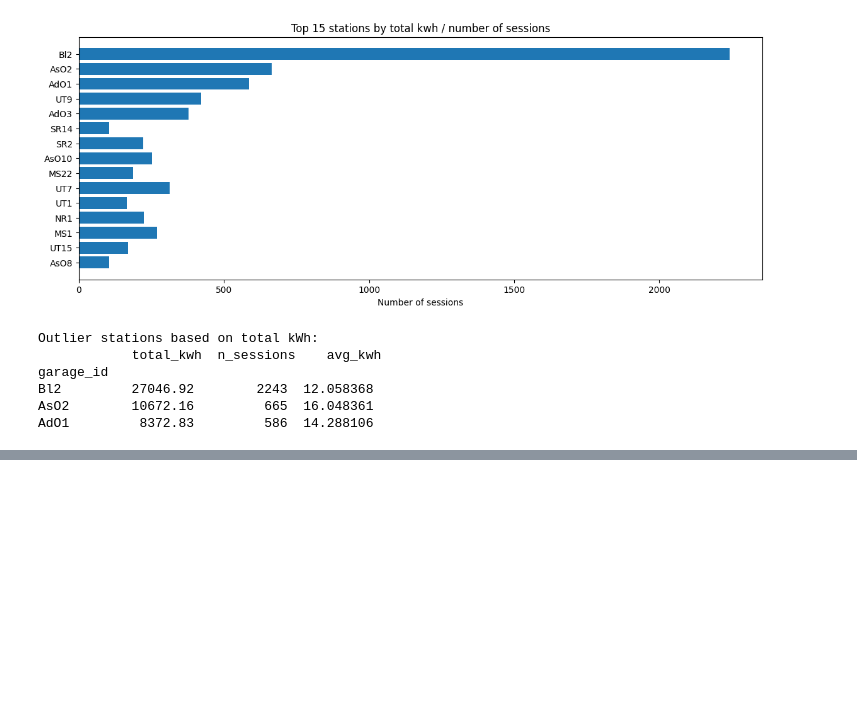
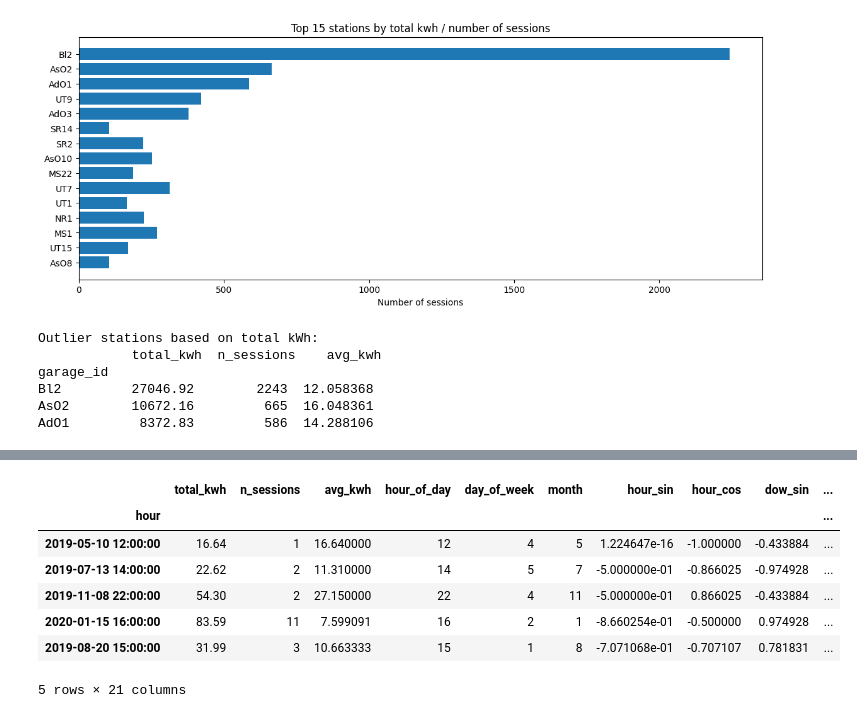
Before and after one commit to zahr888/mlops-ev-charging-predictor, a Jupyter notebook: notebooks/02_feature_eng.ipynb, the cells around one changed output, grey strips where cells are left out. Cells and saved outputs as stored; diff of their text form; code cells hidden in the pictures; blank space fills up the shorter version.

```diff
--- a/notebooks/02_feature_eng.ipynb
+++ b/notebooks/02_feature_eng.ipynb
@@ -145,0 +213,17 @@ AdO1         8372.83         586  14.288106
+# %%
+# rolling stats only from past values
+hourly_total['roll_mean_3h']  = hourly_total['total_kwh'].shift(1).rolling(window=3).mean()
+hourly_total['roll_mean_6h']  = hourly_total['total_kwh'].shift(1).rolling(window=6).mean()
+hourly_total['roll_mean_24h'] = hourly_total['total_kwh'].shift(1).rolling(window=24).mean()
+hourly_total['roll_std_24h']  = hourly_total['total_kwh'].shift(1).rolling(window=24).std()
+hourly_total['roll_mean_168h'] = hourly_total['total_kwh'].shift(1).rolling(window=168).mean()
+hourly_total.sample(5)
+# %% [output]
+|  | total_kwh | n_sessions | avg_kwh | hour_of_day | day_of_week | month | hour_sin | hour_cos | dow_sin | ... |
+| hour |  |  |  |  |  |  |  |  |  | ... |
+| 2019-05-10 12:00:00 | 16.64 | 1 | 16.640000 | 12 | 4 | 5 | 1.224647e-16 | -1.000000 | -0.433884 | ... |
+| 2019-07-13 14:00:00 | 22.62 | 2 | 11.310000 | 14 | 5 | 7 | -5.000000e-01 | -0.866025 | -0.974928 | ... |
+| 2019-11-08 22:00:00 | 54.30 | 2 | 27.150000 | 22 | 4 | 11 | -5.000000e-01 | 0.866025 | -0.433884 | ... |
+| 2020-01-15 16:00:00 | 83.59 | 11 | 7.599091 | 16 | 2 | 1 | -8.660254e-01 | -0.500000 | 0.974928 | ... |
+| 2019-08-20 15:00:00 | 31.99 | 3 | 10.663333 | 15 | 1 | 8 | -7.071068e-01 | -0.707107 | 0.781831 | ... |
+5 rows × 21 columns
```
Also changed, not shown: parts of 10 cells of this notebook, 1 other file.
